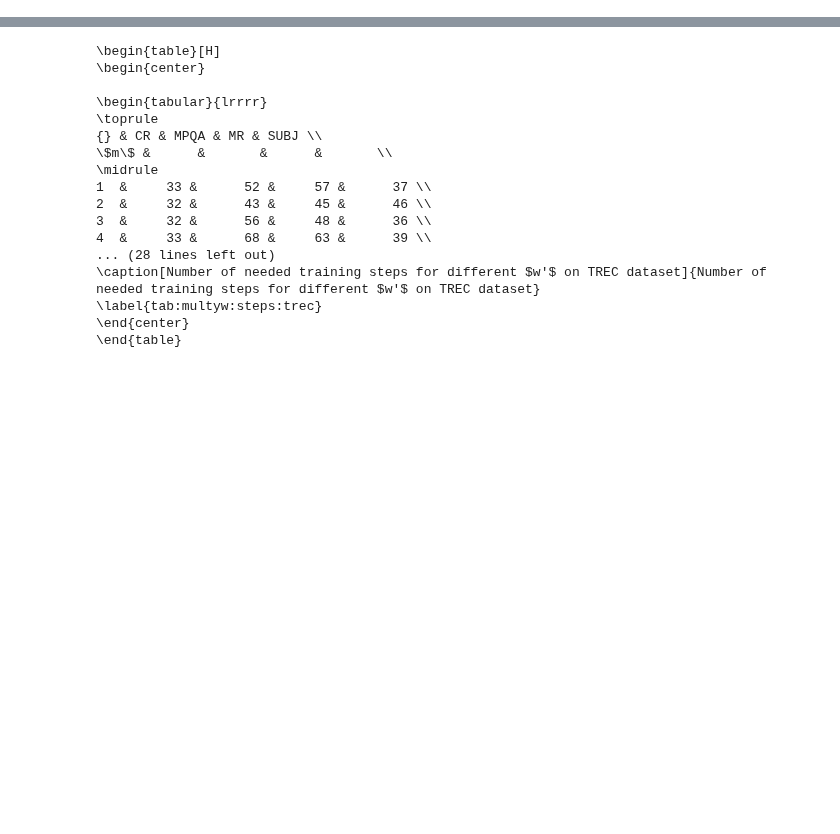
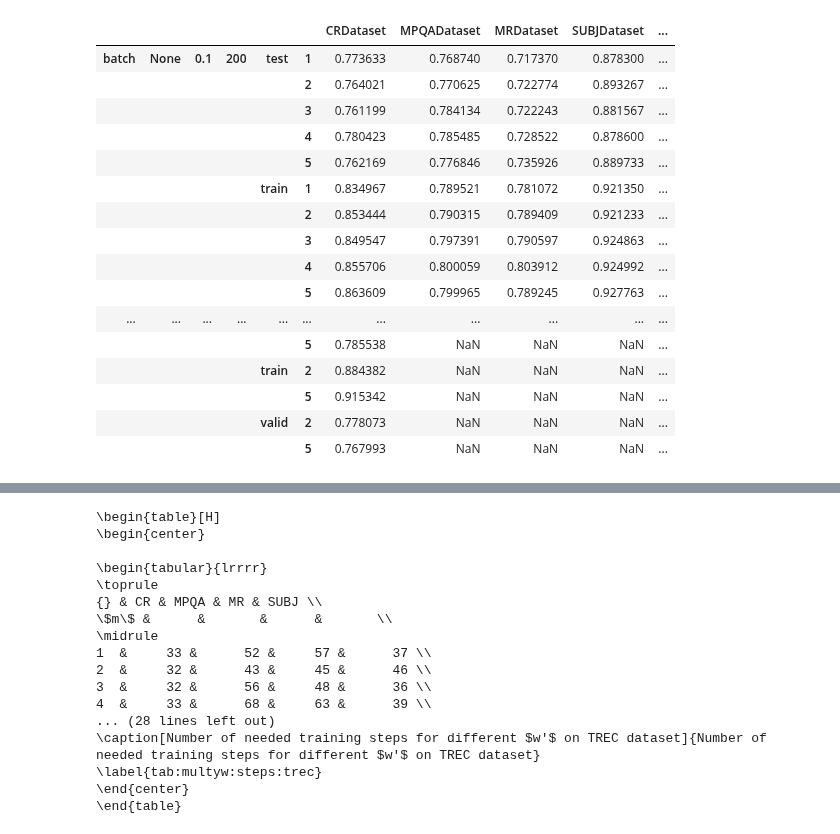
Before and after one commit to vlejd/diploma_thesis, a Jupyter notebook: lsa_backprop/results_batch_multiw.ipynb, the cells around one changed output, grey strips where cells are left out. Drawn from its saved outputs; the diff is of its cells as text; code cells hidden in the pictures; blank space fills up the shorter version.

```diff
--- a/lsa_backprop/results_batch_multiw.ipynb
+++ b/lsa_backprop/results_batch_multiw.ipynb
@@ -63,6 +63,26 @@ df.style.background_gradient(cmap=utils.cm)
 crossvalidates = df.groupby(level=[0,1,2,3,4,6]).mean()
 # %%
 broadcasted = crossvalidates.copy()
+# %%
+broadcasted.loc[(slice(None),slice(None),slice(None),slice(None),slice(None),[1,2,3,4,5] ),:]
+# %% [output]
+|  |  |  |  |  |  | CRDataset | MPQADataset | MRDataset | SUBJDataset | ... |
+| batch | None | 0.1 | 200 | test | 1 | 0.773633 | 0.768740 | 0.717370 | 0.878300 | ... |
+|  |  |  |  |  | 2 | 0.764021 | 0.770625 | 0.722774 | 0.893267 | ... |
+|  |  |  |  |  | 3 | 0.761199 | 0.784134 | 0.722243 | 0.881567 | ... |
+|  |  |  |  |  | 4 | 0.780423 | 0.785485 | 0.728522 | 0.878600 | ... |
+|  |  |  |  |  | 5 | 0.762169 | 0.776846 | 0.735926 | 0.889733 | ... |
+|  |  |  |  | train | 1 | 0.834967 | 0.789521 | 0.781072 | 0.921350 | ... |
+|  |  |  |  |  | 2 | 0.853444 | 0.790315 | 0.789409 | 0.921233 | ... |
+|  |  |  |  |  | 3 | 0.849547 | 0.797391 | 0.790597 | 0.924863 | ... |
+|  |  |  |  |  | 4 | 0.855706 | 0.800059 | 0.803912 | 0.924992 | ... |
+|  |  |  |  |  | 5 | 0.863609 | 0.799965 | 0.789245 | 0.927763 | ... |
+| ... | ... | ... | ... | ... | ... | ... | ... | ... | ... | ... |
+|  |  |  |  |  | 5 | 0.785538 | NaN | NaN | NaN | ... |
+|  |  |  |  | train | 2 | 0.884382 | NaN | NaN | NaN | ... |
+|  |  |  |  |  | 5 | 0.915342 | NaN | NaN | NaN | ... |
+|  |  |  |  | valid | 2 | 0.778073 | NaN | NaN | NaN | ... |
+|  |  |  |  |  | 5 | 0.767993 | NaN | NaN | NaN | ... |
 # %%
 two = broadcasted.loc[(slice(None),slice(None),slice(None),slice(None),slice(None),2),:]
 # %%
```
Also changed, not shown: parts of 2 cells of this notebook, 5 other files.
